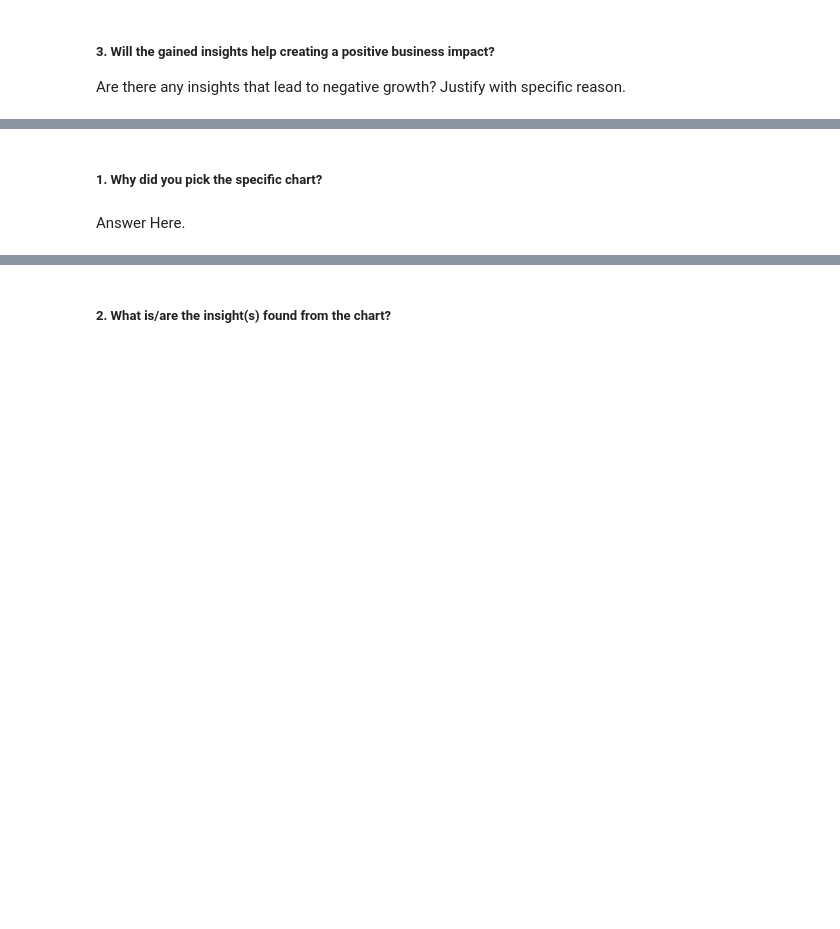
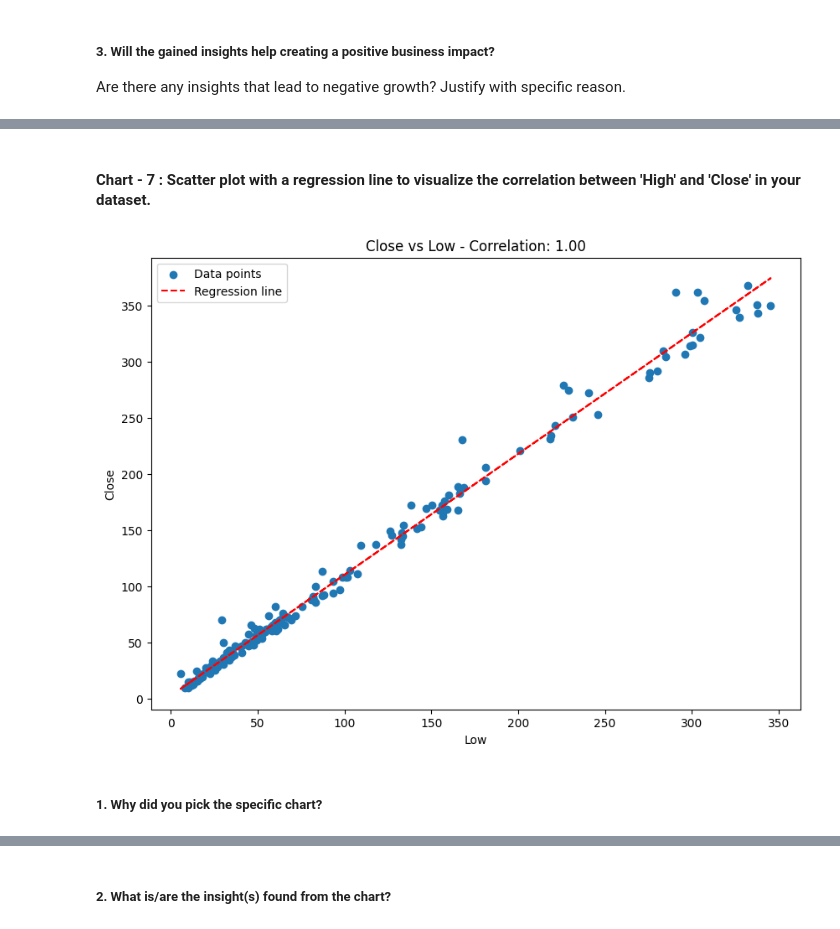
Before and after one commit to Priyankamishra2098/regression, a Jupyter notebook: Regression.ipynb, the cells around one changed output, grey strips where cells are left out. Cells and saved outputs as stored; diff of their text form; code cells hidden in the pictures; blank space fills up the shorter version.

```diff
--- a/Regression.ipynb
+++ b/Regression.ipynb
@@ -373,4 +450,30 @@ Answer Here
+# %% [markdown]
+#### Chart - 7 : Scatter plot with a regression line to visualize the correlation between 'High' and 'Close' in your dataset.
+# %%
+# Chart - 7 visualization code
+plt.figure(figsize=(10, 7))
+
+# Extracting features and labels
+low_prices = ybc_df['Low']
+close_prices = ybc_df['Close']
+
+# Scatter plot
+plt.scatter(x=low_prices, y=close_prices, label='Data points')
+
+# Regression line
+z = np.polyfit(low_prices, close_prices, 1)
+y_hat = np.poly1d(z)(low_prices)
+plt.plot(low_prices, y_hat, "r--", label='Regression line')
+
+# Adding labels and title
+plt.xlabel('Low')
+plt.ylabel('Close')
+plt.title('Close vs Low - Correlation: {:.2f}'.format(np.corrcoef(low_prices, close_prices)[0, 1]))
+
+# Display the plot
+plt.legend()
+plt.show()
+# %% [output]
+[figure, added]
 # %% [markdown]
 ##### 1. Why did you pick the specific chart?
-# %% [markdown]
-Answer Here.
```
Also changed, not shown: parts of 208 cells of this notebook.
